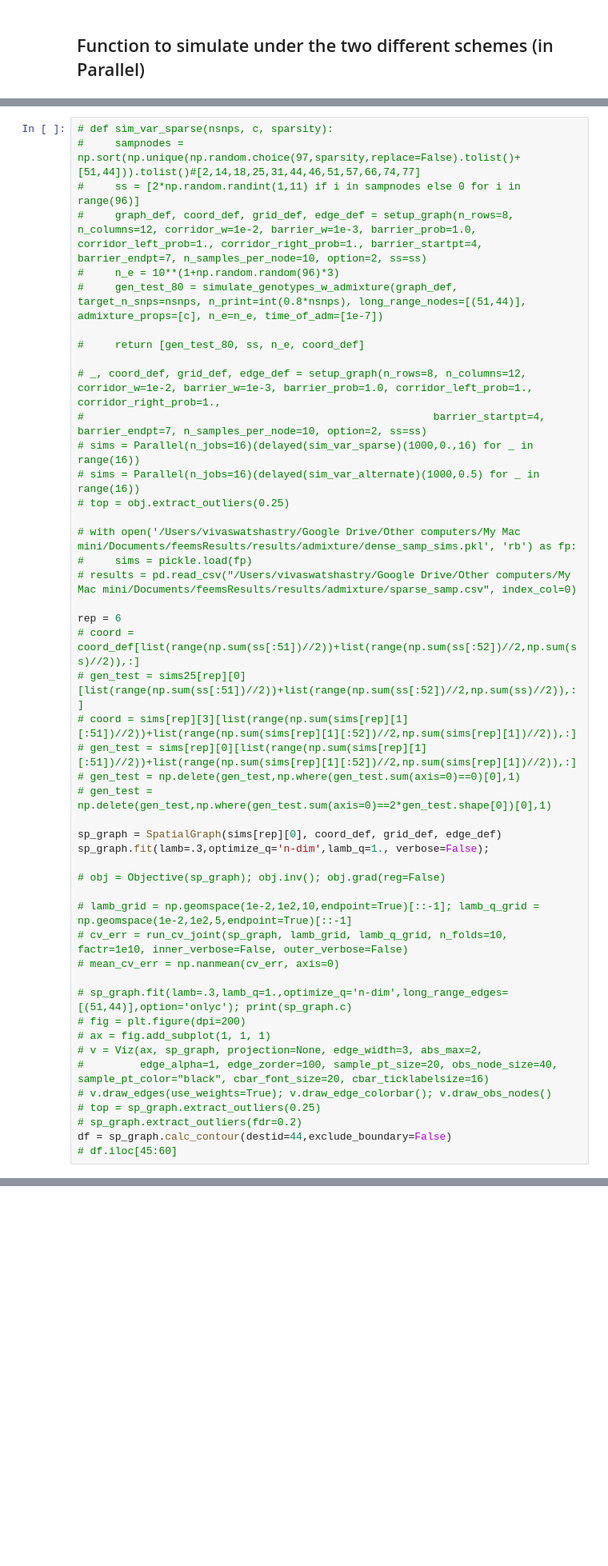
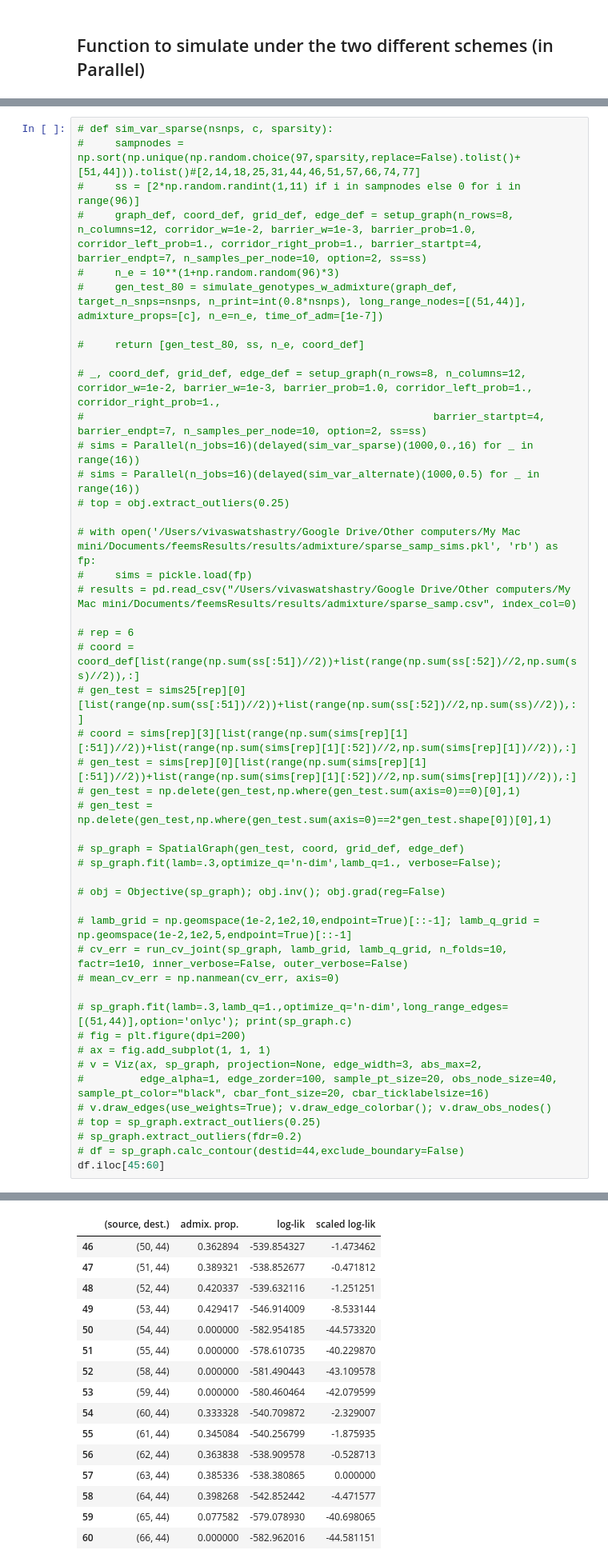
Before and after one commit to NovembreLab/feems, a Jupyter notebook: docs/notebooks/est-long-range.ipynb, the cells around one changed output, grey strips where cells are left out. Shown at 80% size. Drawn from its saved outputs; the diff is of its cells as text; blank space fills up the shorter version.

```diff
--- a/docs/notebooks/est-long-range.ipynb
+++ b/docs/notebooks/est-long-range.ipynb
@@ -534,11 +523,11 @@ graph_def, coord_def, grid_def, edge_def = setup_graph(n_rows=8, n_columns=12, c
 # sims = Parallel(n_jobs=16)(delayed(sim_var_alternate)(1000,0.5) for _ in range(16))
 # top = obj.extract_outliers(0.25)
 
-# with open('/Users/vivaswatshastry/Google Drive/Other computers/My Mac mini/Documents/feemsResults/results/admixture/dense_samp_sims.pkl', 'rb') as fp:
+# with open('/Users/vivaswatshastry/Google Drive/Other computers/My Mac mini/Documents/feemsResults/results/admixture/sparse_samp_sims.pkl', 'rb') as fp:
 #     sims = pickle.load(fp)
 # results = pd.read_csv("/Users/vivaswatshastry/Google Drive/Other computers/My Mac mini/Documents/feemsResults/results/admixture/sparse_samp.csv", index_col=0)
 
-rep = 6
+# rep = 6
 # coord = coord_def[list(range(np.sum(ss[:51])//2))+list(range(np.sum(ss[:52])//2,np.sum(ss)//2)),:]
 # gen_test = sims25[rep][0][list(range(np.sum(ss[:51])//2))+list(range(np.sum(ss[:52])//2,np.sum(ss)//2)),:]
 # coord = sims[rep][3][list(range(np.sum(sims[rep][1][:51])//2))+list(range(np.sum(sims[rep][1][:52])//2,np.sum(sims[rep][1])//2)),:]
@@ -546,8 +535,8 @@ rep = 6
 # gen_test = np.delete(gen_test,np.where(gen_test.sum(axis=0)==0)[0],1)
 # gen_test = np.delete(gen_test,np.where(gen_test.sum(axis=0)==2*gen_test.shape[0])[0],1)
 
-sp_graph = SpatialGraph(sims[rep][0], coord_def, grid_def, edge_def)
-sp_graph.fit(lamb=.3,optimize_q='n-dim',lamb_q=1., verbose=False);
+# sp_graph = SpatialGraph(gen_test, coord, grid_def, edge_def)
+# sp_graph.fit(lamb=.3,optimize_q='n-dim',lamb_q=1., verbose=False);
 
 # obj = Objective(sp_graph); obj.inv(); obj.grad(reg=False)
 
@@ -563,6 +552,6 @@ sp_graph.fit(lamb=.3,optimize_q='n-dim',lamb_q=1., verbose=False);
 # v.draw_edges(use_weights=True); v.draw_edge_colorbar(); v.draw_obs_nodes()
 # top = sp_graph.extract_outliers(0.25)
 # sp_graph.extract_outliers(fdr=0.2)
-df = sp_graph.calc_contour(destid=44,exclude_boundary=False)
-# df.iloc[45:60]
+# df = sp_graph.calc_contour(destid=44,exclude_boundary=False)
+df.iloc[45:60]
 # %% [output]
@@ -573,0 +558,16 @@ Assigning samples to nodes...done.
+|  | (source, dest.) | admix. prop. | log-lik | scaled log-lik |
+| 46 | (50, 44) | 0.362894 | -539.854327 | -1.473462 |
+| 47 | (51, 44) | 0.389321 | -538.852677 | -0.471812 |
+| 48 | (52, 44) | 0.420337 | -539.632116 | -1.251251 |
+| 49 | (53, 44) | 0.429417 | -546.914009 | -8.533144 |
+| 50 | (54, 44) | 0.000000 | -582.954185 | -44.573320 |
+| 51 | (55, 44) | 0.000000 | -578.610735 | -40.229870 |
+| 52 | (58, 44) | 0.000000 | -581.490443 | -43.109578 |
+| 53 | (59, 44) | 0.000000 | -580.460464 | -42.079599 |
+| 54 | (60, 44) | 0.333328 | -540.709872 | -2.329007 |
+| 55 | (61, 44) | 0.345084 | -540.256799 | -1.875935 |
+| 56 | (62, 44) | 0.363838 | -538.909578 | -0.528713 |
+| 57 | (63, 44) | 0.385336 | -538.380865 | 0.000000 |
+| 58 | (64, 44) | 0.398268 | -542.852442 | -4.471577 |
+| 59 | (65, 44) | 0.077582 | -579.078930 | -40.698065 |
+| 60 | (66, 44) | 0.000000 | -582.962016 | -44.581151 |
```
Also changed, not shown: parts of 8 cells of this notebook, 4 other files.
